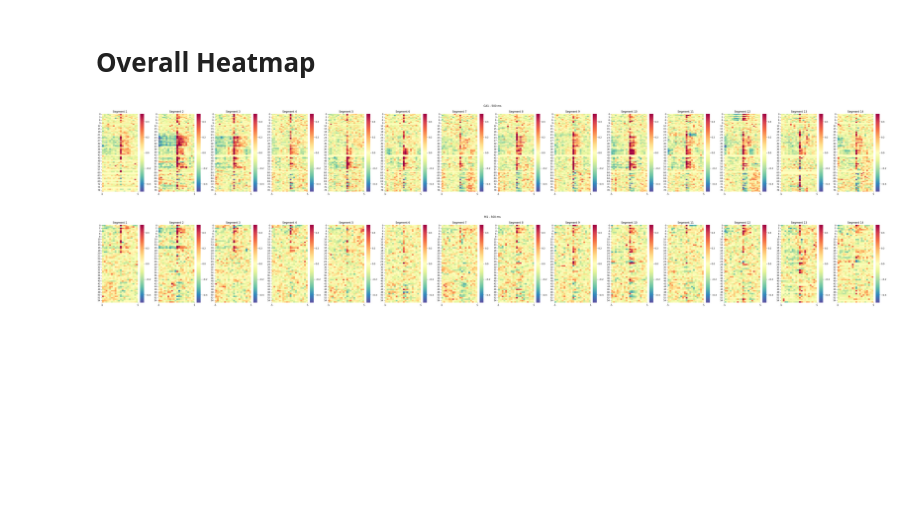
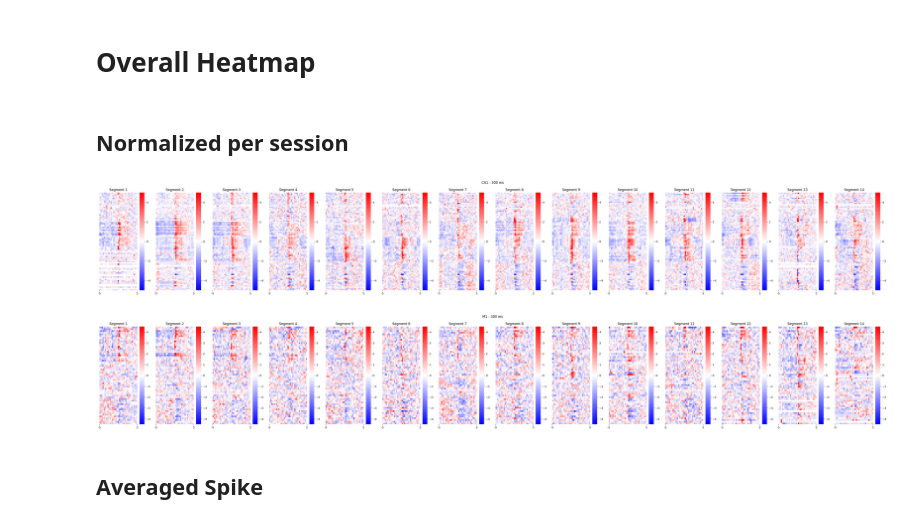
Before and after one commit to xinhez/Ghost_Project-2, a Jupyter notebook: plot_behavior_v2.ipynb, the cells around one changed output. Saved outputs shown, nothing was run; the diff lists cells and outputs as text; code cells hidden in the pictures; blank space fills up the shorter version.

Commit message:
Add more heatmaps.

```diff
--- a/plot_behavior_v2.ipynb
+++ b/plot_behavior_v2.ipynb
@@ -44,11 +44,11 @@ curation = {
         'M1': (3.5, [28, 29, 31, 33, 34,35, 36, 37, 38, 39, 40, 41, 42, 43, 44]),
     },
     'M15_7': {
-        'CA1': (3.5, [7, 11, 12, 13,14, 19, 20,  22, 23]),
+        'CA1': (3.5, [7, 11, 12, 13,14, 19, 20]),
         'M1': (3.5, [4, 6, 10, 14, 15, 16, 17, 18, 19, 20, 21, 22, 23, 24, 25, 29, 30,31,  32,35, 36,  37, 38, 41, 42, 44, 45, 46, 47,48,  51, 52, 53, 55, 56, 57, 58,59,62]),
     },
     'M16_1': {
-        'CA1': (3.5, [1, 2,3,  4, 5, 6, 7, 8, 9, 10, 11, 12, 13, 14, 18, 19, 22, 25, 26, 27, 29, 31, 32, 33, 34, 35, 36, 37, 38, 54, 57, 58, 59, 60, 61, 62]),
+        'CA1': (3.5, [1, 2,3,  4, 5, 6, 7, 8, 9, 10, 11, 12, 13, 14, 18, 22, 25, 26, 27, 29, 31, 32, 33, 34, 35, 36, 37, 38, 54, 57, 58, 59, 60, 61, 62]),
         # Noisy 'M1': (),
     },
 }
@@ -452,38 +452,46 @@ for region in ['CA1', 'M1']:
             spike_trains[region][segment_index] = segment_spike_trains
             s_spike_trains[region][segment_index] = segment_s_spike_trains
             f_spike_trains[region][segment_index] = segment_f_spike_trains
+# %% [markdown]
+## Normalized per session
 # %%
 import seaborn as sns
-bin_size = 500
+bin_size = 300
+vlims = { 'CA1': 5, 'M1': 4.5 }
 
+spike_bins = {}
 for region, region_spike_trains in spike_trains.items():
     region_plot_file = f'{figure_folder}/{region}_heatmap_{bin_size}ms.pdf'
-    if os.path.isfile(region_plot_file): continue
+    # if os.path.isfile(region_plot_file): continue
 
-    spike_bins = []
+    spike_bins[region] = []
     for segment_index in range(n_segment):
         segment_spike_bins = []
         for unit_id, unit_spike_trains in region_spike_trains[segment_index].items():
             unit_bins = []
             for trial_spike_train in unit_spike_trains:
                 unit_bins.append(np.histogram(trial_spike_train, bins=np.arange(-s_before_cue, s_after_cue+1e-6, bin_size/n_ms_per_s))[0])
             unit_bins = np.array(unit_bins)
             unit_bins = (unit_bins - unit_bins.mean()) / (unit_bins.std() + 1e-6)
             segment_spike_bins.append(unit_bins.mean(0))
         segment_spike_bins = np.array(segment_spike_bins)
-        spike_bins.append(segment_spike_bins)
+        spike_bins[region].append(segment_spike_bins)
 
-    fig = plt.figure(figsize=(50, 6))
+    fig = plt.figure(figsize=(40, 6))
     fig.suptitle(f'{region} - {bin_size} ms')
     for segment_index in range(n_segment):
         ax = plt.subplot(1, n_segment, segment_index+1)
-        sns.heatmap(spike_bins[segment_index], ax=ax, cmap=plt.cm.Spectral_r, vmin=-0.5, vmax=0.5)
+        plotted = (spike_bins[region][segment_index] - spike_bins[region][segment_index].mean()) / (spike_bins[region][segment_index].std() + 1e-6)
+        sns.heatmap(plotted, ax=ax, cmap=plt.cm.bwr, vmin=-vlims[region], vmax=vlims[region])
         ax.set_title(f'Segment {segment_index+1}')
-        ax.set_xticks([0, spike_bins[segment_index].shape[1]], [-s_before_cue, s_after_cue])
+        ax.set_xticks([0, spike_bins[region][segment_index].shape[1]], [-s_before_cue, s_after_cue])
+        ax.set_yticks([])
     plt.tight_layout()
     plt.savefig(region_plot_file)
     plt.show()
     plt.close()
 # %% [output]
-[figure, old version]
+[figure, new version]
-[figure, old version]
+[figure, new version]
+# %% [markdown]
+## Averaged Spike
```
Also changed, not shown: parts of 10 cells of this notebook.
